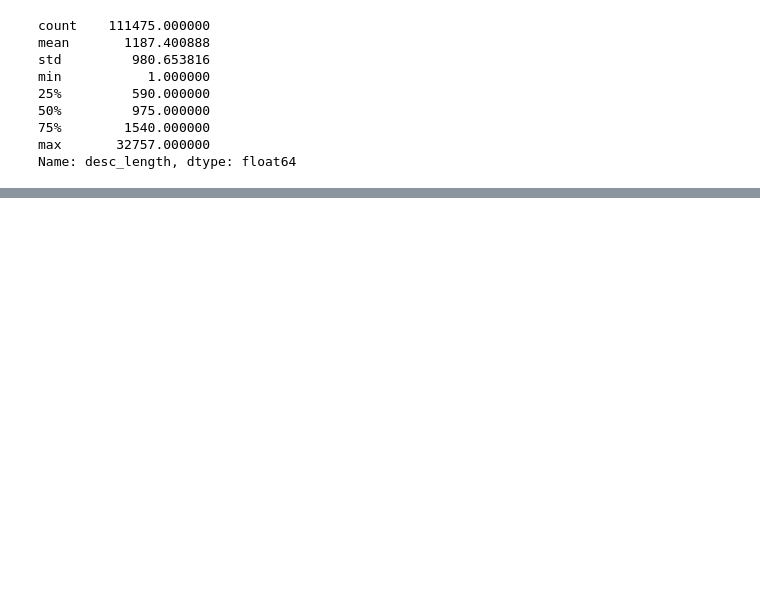
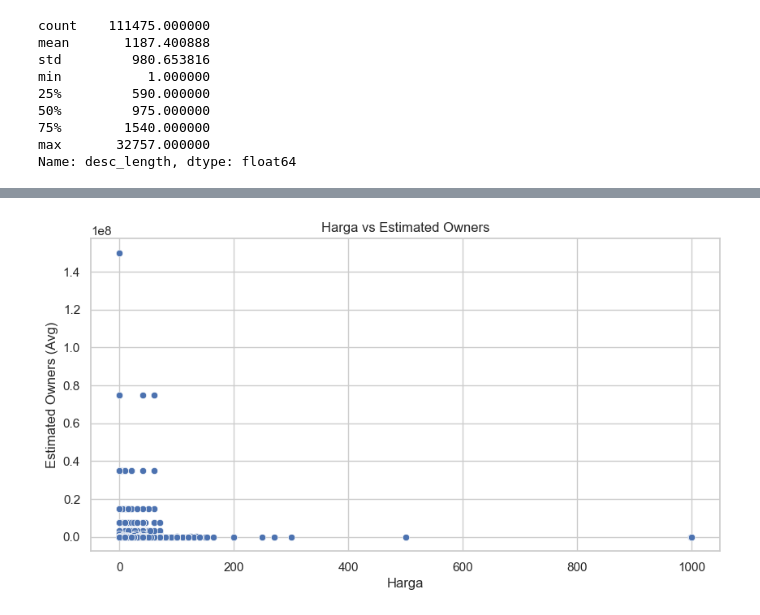
Before and after one commit to Yuuuuurei/game-popularity-predictor, a Jupyter notebook: notebooks/EDA.ipynb, the cells around one changed output, grey strips where cells are left out. Cells and saved outputs as stored; diff of their text form; code cells hidden in the pictures; blank space fills up the shorter version.

```diff
--- a/notebooks/EDA.ipynb
+++ b/notebooks/EDA.ipynb
@@ -871,0 +503,10 @@ display(X.head())  # Jupyter Notebook
+# %%
+# Harga vs Popularitas
+plt.figure(figsize=(10, 5))
+sns.scatterplot(x="Price", y="EstimatedOwnersAvg", data=df_clean)
+plt.title("Harga vs Estimated Owners")
+plt.xlabel("Harga")
+plt.ylabel("Estimated Owners (Avg)")
+plt.show()
+# %% [output]
+[figure, added]
```
Also changed, not shown: parts of 65 cells of this notebook, 4 other files.
